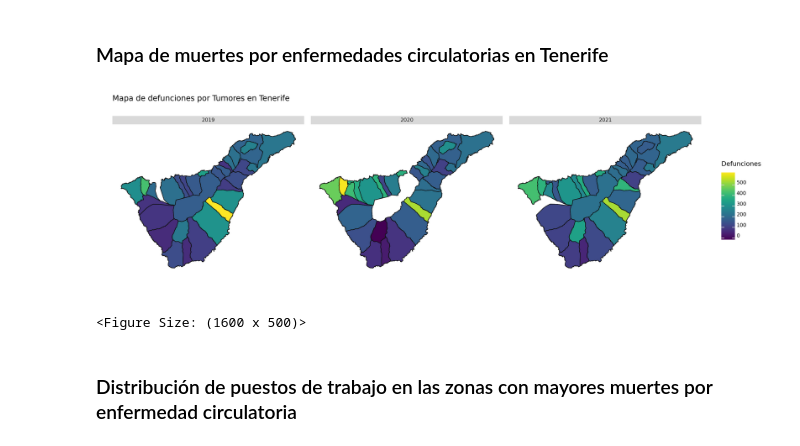
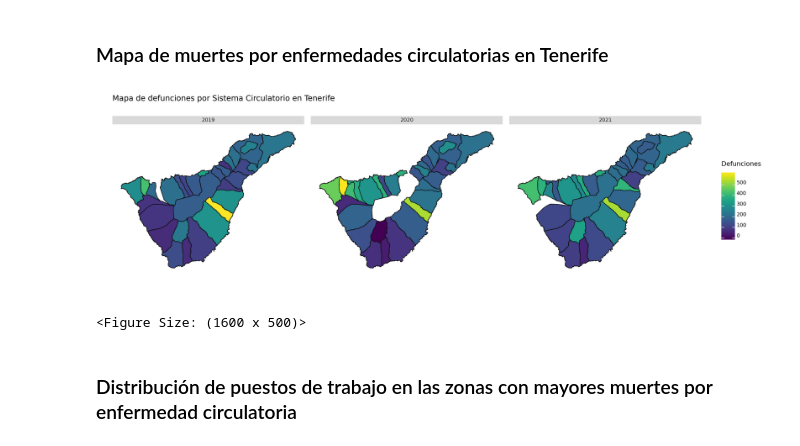
Before and after one commit to alu0101351773/VIS_proyecto, a Jupyter notebook: src/proyecto.ipynb, the cells around one changed output. Cells and saved outputs as stored; diff of their text form; code cells hidden in the pictures.

```diff
--- a/src/proyecto.ipynb
+++ b/src/proyecto.ipynb
@@ -427,29 +439,32 @@ df_pob_tnf_tumores = pd.merge(
 # %%
 df_defun_tnf_circul = df_defun.query('ISLA_CODE == "ES709" and Tipo == "IX. ENFERMEDADES DEL SISTEMA CIRCULATORIO"')[['Municipio_codigo', 'Año', 'Defunciones']]
 
 df_pob_tnf_circul = pd.merge(
     left = df_pob,
     right = df_defun_tnf_circul,
     how = 'inner',
     left_on = 'municipio',
     right_on = 'Municipio_codigo'
 ).filter(['Año', 'Defunciones', 'geometry'])
 
-(ggplot()
+graph = (ggplot()
     + geom_map(df_pob_tnf_circul, aes(fill = 'Defunciones'))
     + facet_wrap("~Año")
-    + labs(title = 'Mapa de defunciones por Tumores en Tenerife')
+    + labs(title = 'Mapa de defunciones por Sistema Circulatorio en Tenerife')
     + theme(
         figure_size = (16, 5),
         panel_background = element_rect(fill = 'white'),
         axis_text_x = element_blank(),
         axis_text_y = element_blank(),
         axis_ticks_major_x = element_blank(),
         axis_ticks_major_y = element_blank()
     )
 )
+
+graph.save('../img/def_tenerife_sistema_circulatorio.png')
+display(graph)
 # %% [output]
-[figure, old version]
+[figure, new version]
 <Figure Size: (1600 x 500)>
 # %% [markdown]
 ### Distribución de puestos de trabajo en las zonas con mayores muertes por enfermedad circulatoria
```
Also changed, not shown: parts of 10 cells of this notebook, 13 other files.
